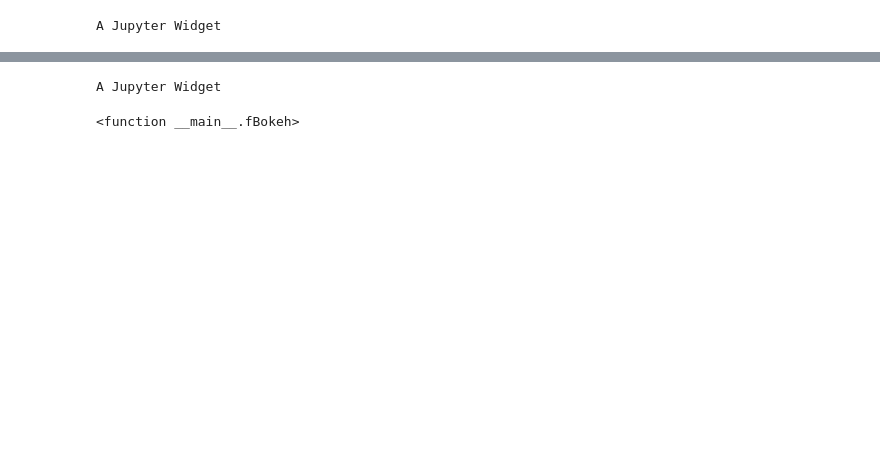
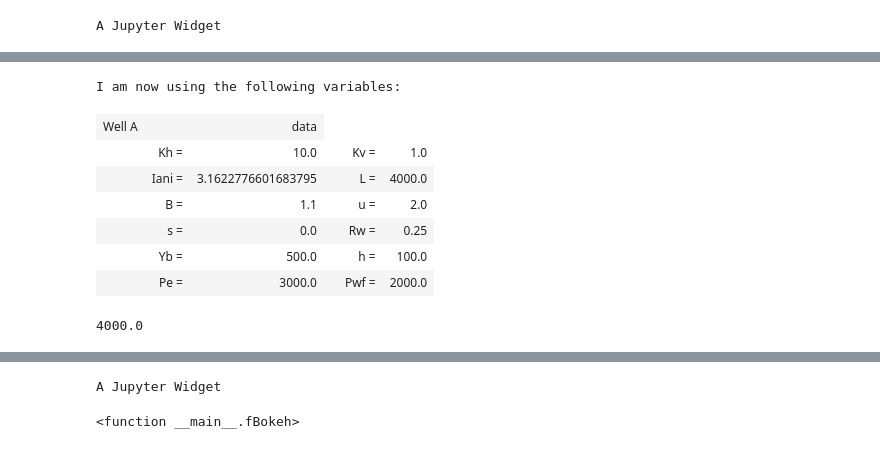
Before and after one commit to e-zl/furui_model, a Jupyter notebook: Well_Inflow_performance_Hw1.1.ipynb, the cells around one changed output, grey strips where cells are left out. Drawn from its saved outputs; the diff is of its cells as text; code cells hidden in the pictures; blank space fills up the shorter version.

```diff
--- a/Well_Inflow_performance_Hw1.1.ipynb
+++ b/Well_Inflow_performance_Hw1.1.ipynb
@@ -326,0 +337,29 @@ A Jupyter Widget
+# %%
+import numpy as np
+from bokeh.layouts import row
+from bokeh.models import HoverTool
+hover = HoverTool(tooltips=[
+    ("DataPoint", "$index"),
+    ("Yb: , Qo", "$x, $y"),
+],mode='vline')
+
+on_button_clicked(1)
+yb= np.linspace(0, 500, 100)
+NUM = k_bar * L * (Pe - Pwf)
+Dem_2 = (141.2 * Bo * mu) * (np.log( h * Iani / (rw * ( Iani + 1))) + (np.pi * yb)/(Iani * h) - 1.224 + s)
+Q= NUM/Dem_2
+Yb_plot = figure(title = "Location of Well, Yb vs Flow performance, Q",tools=[hover])
+Yb_plot.circle(yb, Q, size=7, color="firebrick", alpha=0.5)
+Yb_plot.xaxis.axis_label = 'Yb (ft)'
+Yb_plot.yaxis.axis_label = 'Qo (STB/Day)'
+show(row( Yb_plot))
+# %% [output]
+I am now using the following variables:
+| Well A |  | data |
+|  | Kh = | 10.0 |  | Kv = | 1.0 |
+|  | Iani = | 3.1622776601683795 |  | L = | 4000.0 |
+|  | B = | 1.1 |  | u = | 2.0 |
+|  | s = | 0.0 |  | Rw = | 0.25 |
+|  | Yb = | 500.0 |  | h = | 100.0 |
+|  | Pe = | 3000.0 |  | Pwf = | 2000.0 |
+4000.0
```
Also changed, not shown: parts of 37 cells of this notebook, 2 other files.
